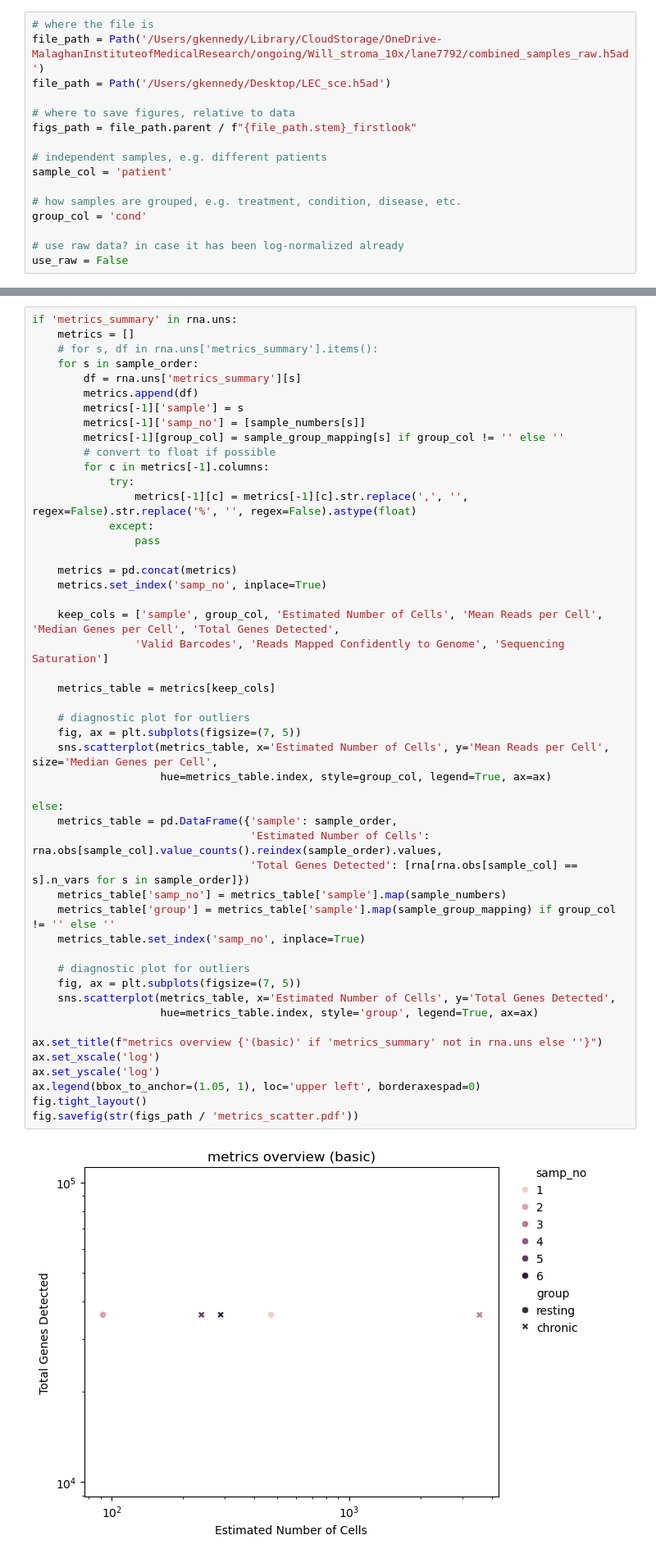
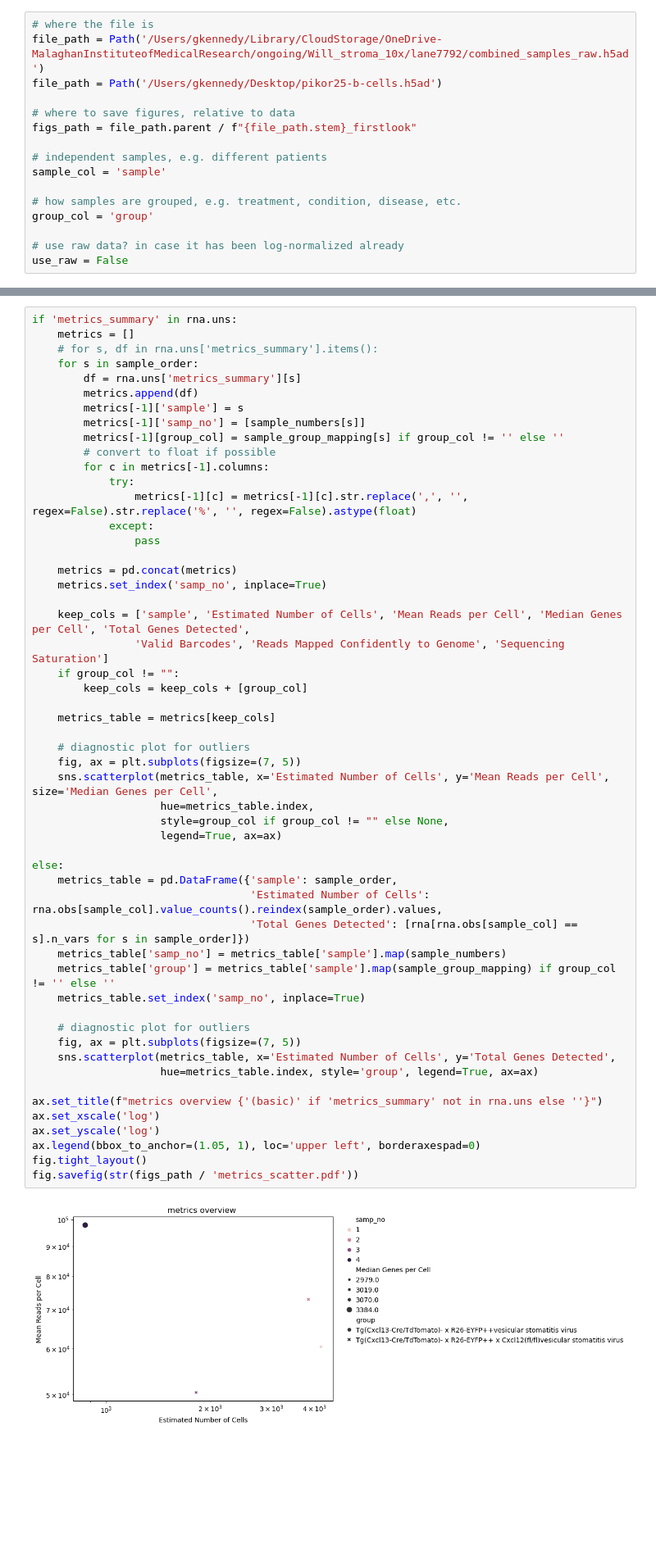
Before and after one commit to drgmk/scrna, a Jupyter notebook: notebooks/firstlook.ipynb, the cells around one changed output, grey strips where cells are left out. Shown at 82% size. Cells and saved outputs as stored; diff of their text form; blank space fills up the shorter version.

```diff
--- a/notebooks/firstlook.ipynb
+++ b/notebooks/firstlook.ipynb
@@ -32,16 +35,16 @@ sc = scrna.scanpy_gpu_helper.pick_backend()
 # %%
 # where the file is
 file_path = Path('/Users/gkennedy/Library/CloudStorage/OneDrive-MalaghanInstituteofMedicalResearch/ongoing/Will_stroma_10x/lane7792/combined_samples_raw.h5ad')
-file_path = Path('/Users/gkennedy/Desktop/LEC_sce.h5ad')
+file_path = Path('/Users/gkennedy/Desktop/pikor25-b-cells.h5ad')
 
 # where to save figures, relative to data
 figs_path = file_path.parent / f"{file_path.stem}_firstlook"
 
 # independent samples, e.g. different patients
-sample_col = 'patient'
+sample_col = 'sample'
 
 # how samples are grouped, e.g. treatment, condition, disease, etc.
-group_col = 'cond'
+group_col = 'group'
 
 # use raw data? in case it has been log-normalized already
 use_raw = False
@@ -192,37 +190,41 @@ if 'metrics_summary' in rna.uns:
     metrics = pd.concat(metrics)
     metrics.set_index('samp_no', inplace=True)
 
-    keep_cols = ['sample', group_col, 'Estimated Number of Cells', 'Mean Reads per Cell', 'Median Genes per Cell', 'Total Genes Detected',
+    keep_cols = ['sample', 'Estimated Number of Cells', 'Mean Reads per Cell', 'Median Genes per Cell', 'Total Genes Detected',
                 'Valid Barcodes', 'Reads Mapped Confidently to Genome', 'Sequencing Saturation']
+    if group_col != "":
+        keep_cols = keep_cols + [group_col]
 
     metrics_table = metrics[keep_cols]
 
     # diagnostic plot for outliers
     fig, ax = plt.subplots(figsize=(7, 5))
     sns.scatterplot(metrics_table, x='Estimated Number of Cells', y='Mean Reads per Cell', size='Median Genes per Cell',
-                    hue=metrics_table.index, style=group_col, legend=True, ax=ax)
+                    hue=metrics_table.index,
+                    style=group_col if group_col != "" else None,
+                    legend=True, ax=ax)
 
 else:
     metrics_table = pd.DataFrame({'sample': sample_order,
                                   'Estimated Number of Cells': rna.obs[sample_col].value_counts().reindex(sample_order).values,
                                   'Total Genes Detected': [rna[rna.obs[sample_col] == s].n_vars for s in sample_order]})
     metrics_table['samp_no'] = metrics_table['sample'].map(sample_numbers)
     metrics_table['group'] = metrics_table['sample'].map(sample_group_mapping) if group_col != '' else ''
     metrics_table.set_index('samp_no', inplace=True)
 
     # diagnostic plot for outliers
     fig, ax = plt.subplots(figsize=(7, 5))
     sns.scatterplot(metrics_table, x='Estimated Number of Cells', y='Total Genes Detected',
                     hue=metrics_table.index, style='group', legend=True, ax=ax)
 
 ax.set_title(f"metrics overview {'(basic)' if 'metrics_summary' not in rna.uns else ''}")
 ax.set_xscale('log')
 ax.set_yscale('log')
 ax.legend(bbox_to_anchor=(1.05, 1), loc='upper left', borderaxespad=0)
 fig.tight_layout()
 fig.savefig(str(figs_path / 'metrics_scatter.pdf'))
 # %% [output]
-[figure, old version]
+[figure, new version]
 # %%
 # keep metrics table
 rna.uns["meta_metrics_table"] = metrics_table
```
Also changed, not shown: parts of 14 cells of this notebook, 1 other file.
